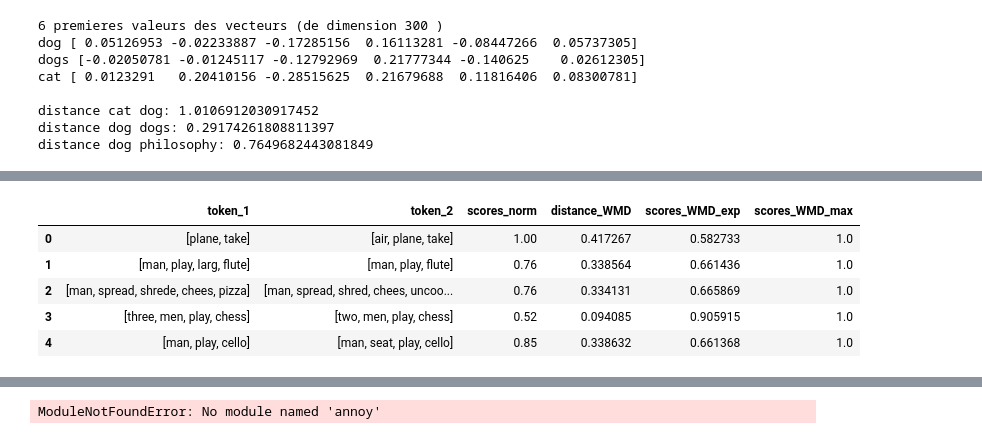
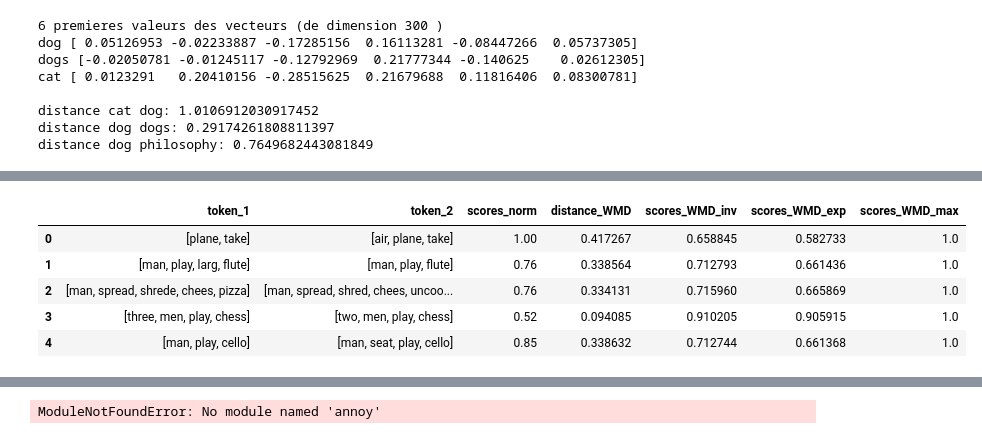
Before and after one commit to PascalMahe/MSIA_IA717_NLP_Project, a Jupyter notebook: Embedding_Anaele.ipynb, the cells around one changed output, grey strips where cells are left out. Saved outputs shown, nothing was run; the diff lists cells and outputs as text; code cells hidden in the pictures.

```diff
--- a/Embedding_Anaele.ipynb
+++ b/Embedding_Anaele.ipynb
@@ -300,15 +274,15 @@ plt.plot
 # %%
 ##################################################
 # 2. WMD score on pre-processed data (vecteurs)  #
 ##################################################
 WMD_score(df_train_pp,'token_1','token_2')
-df_train_pp[['token_1','token_2','scores_norm','distance_WMD','scores_WMD_exp','scores_WMD_max']].head()
+df_train_pp[['token_1','token_2','scores_norm','distance_WMD','scores_WMD_inv','scores_WMD_exp','scores_WMD_max']].head()
 # %% [output]
-|  | token_1 | token_2 | scores_norm | distance_WMD | scores_WMD_exp | scores_WMD_max |
-| 0 | [plane, take] | [air, plane, take] | 1.00 | 0.417267 | 0.582733 | 1.0 |
-| 1 | [man, play, larg, flute] | [man, play, flute] | 0.76 | 0.338564 | 0.661436 | 1.0 |
-| 2 | [man, spread, shrede, chees, pizza] | [man, spread, shred, chees, uncoo... | 0.76 | 0.334131 | 0.665869 | 1.0 |
-| 3 | [three, men, play, chess] | [two, men, play, chess] | 0.52 | 0.094085 | 0.905915 | 1.0 |
-| 4 | [man, play, cello] | [man, seat, play, cello] | 0.85 | 0.338632 | 0.661368 | 1.0 |
+|  | token_1 | token_2 | scores_norm | distance_WMD | scores_WMD_inv | scores_WMD_exp | scores_WMD_max |
+| 0 | [plane, take] | [air, plane, take] | 1.00 | 0.417267 | 0.658845 | 0.582733 | 1.0 |
+| 1 | [man, play, larg, flute] | [man, play, flute] | 0.76 | 0.338564 | 0.712793 | 0.661436 | 1.0 |
+| 2 | [man, spread, shrede, chees, pizza] | [man, spread, shred, chees, uncoo... | 0.76 | 0.334131 | 0.715960 | 0.665869 | 1.0 |
+| 3 | [three, men, play, chess] | [two, men, play, chess] | 0.52 | 0.094085 | 0.910205 | 0.905915 | 1.0 |
+| 4 | [man, play, cello] | [man, seat, play, cello] | 0.85 | 0.338632 | 0.712744 | 0.661368 | 1.0 |
 # %%
 # score initial (x) et 1-score_pwd (y) NON PREPROCESSED
```
Also changed, not shown: parts of 19 cells of this notebook.
